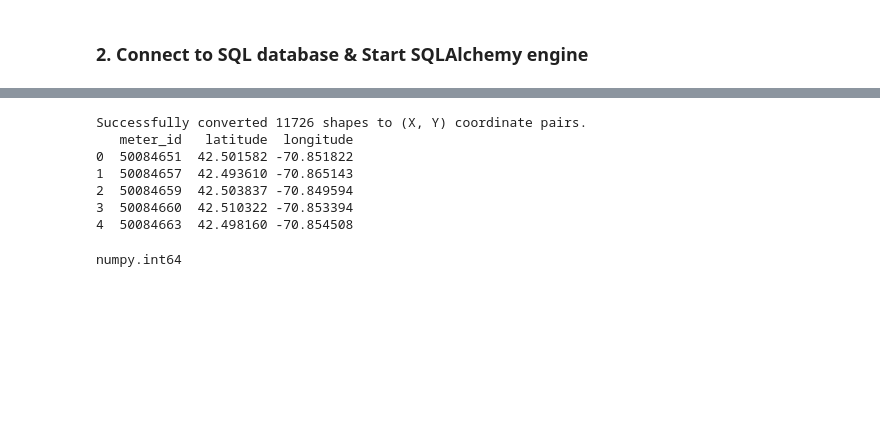
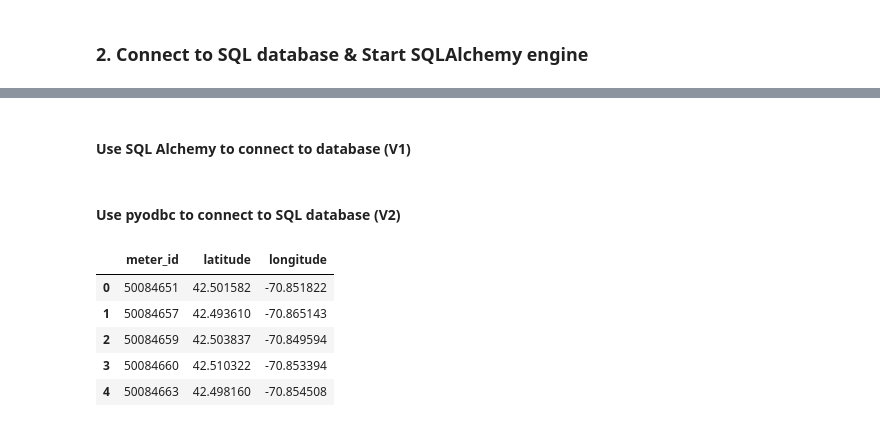
Before and after one commit to bridgetknight/mmld, a Jupyter notebook: export_pipeline.ipynb, the cells around one changed output, grey strips where cells are left out. Cells and saved outputs as stored; diff of their text form; code cells hidden in the pictures; blank space fills up the shorter version.

```diff
--- a/export_pipeline.ipynb
+++ b/export_pipeline.ipynb
@@ -113 +95,3 @@ def remove_unused_cols(df):
+# %% [markdown]
+#### Use SQL Alchemy to connect to database (V1)
 # %%
@@ -182,3 +167,5 @@ def get_coords_from_ewkb(ewkb_bytes):
         geom_4326 = transform(cartesian_transformer.transform, geom)
         # Return centroid
         return geom_4326.centroid.y, geom_4326.centroid.x
+# %% [markdown]
+#### Use pyodbc to connect to SQL database (V2)
@@ -185,31 +233,20 @@ def get_coords_from_ewkb(ewkb_bytes):
 # %%
-# Connect to database
-SERVER_NAME = "MMLDAPP03"
-DATABASE_NAME = "MMLDGIS"
-conn_str = create_conn_str(SERVER_NAME, DATABASE_NAME)
-connection = connect_to_db(conn_str)
-engine = connect_to_engine(conn_str) # Create SQL Alchemy engine
+# SERVER_NAME = "MMLDAPP03"
+# DATABASE_NAME = "MMLDGIS"
+# TABLE_NAME = "NexgridAnalysis"
+# KVA_COLUMN_NAME = "hourly_avg_power"
+
+# conn_str = build_conn_str(SERVER_NAME, DATABASE_NAME)
+# engine = connect_to_engine(conn_str) # Create SQL Alchemy engine
+
+# with connect_pyodbc(conn_str) as conn:
+#     coords = fetch_meter_shapes(conn, DATABASE_NAME)
+# coords = add_latlon(coords)
+# display(coords.head())
+# %% [output]
+|  | meter_id | latitude | longitude |
+| 0 | 50084651 | 42.501582 | -70.851822 |
+| 1 | 50084657 | 42.493610 | -70.865143 |
+| 2 | 50084659 | 42.503837 | -70.849594 |
+| 3 | 50084660 | 42.510322 | -70.853394 |
+| 4 | 50084663 | 42.498160 | -70.854508 |
-# %%
-# Apply to dataframe
-coords = shapes_to_ewkb(engine, DATABASE_NAME)
-
-# Make sure meter_ids are np.int64 before merging
-if type(coords["meter_id"].iloc[0,]) is not np.int64:
-    coords["meter_id"] = coords["meter_id"].astype(np.int64)
-
-coords[['latitude', 'longitude']] = coords['ewkb_data'].apply(
-    lambda x: pd.Series(get_coords_from_ewkb(x))
-)
-
-coords.drop(["ewkb_data"], axis=1)
-
-print(f"Successfully converted {len(coords)} shapes to (X, Y) coordinate pairs.")
-print(coords[['meter_id', 'latitude', 'longitude']].head())
-# %% [output]
-Successfully converted 11726 shapes to (X, Y) coordinate pairs.
-   meter_id   latitude  longitude
-0  50084651  42.501582 -70.851822
-1  50084657  42.493610 -70.865143
-2  50084659  42.503837 -70.849594
-3  50084660  42.510322 -70.853394
-4  50084663  42.498160 -70.854508
@@ -219,4 +252,0 @@ def merge_new_reads(new_reads, reads_db, engine):
-# %%
-type(nexgrid_df["meter_id"].iloc[0,])
-# %% [output]
-numpy.int64
```
Also changed, not shown: parts of 16 cells of this notebook, 3 other files.
